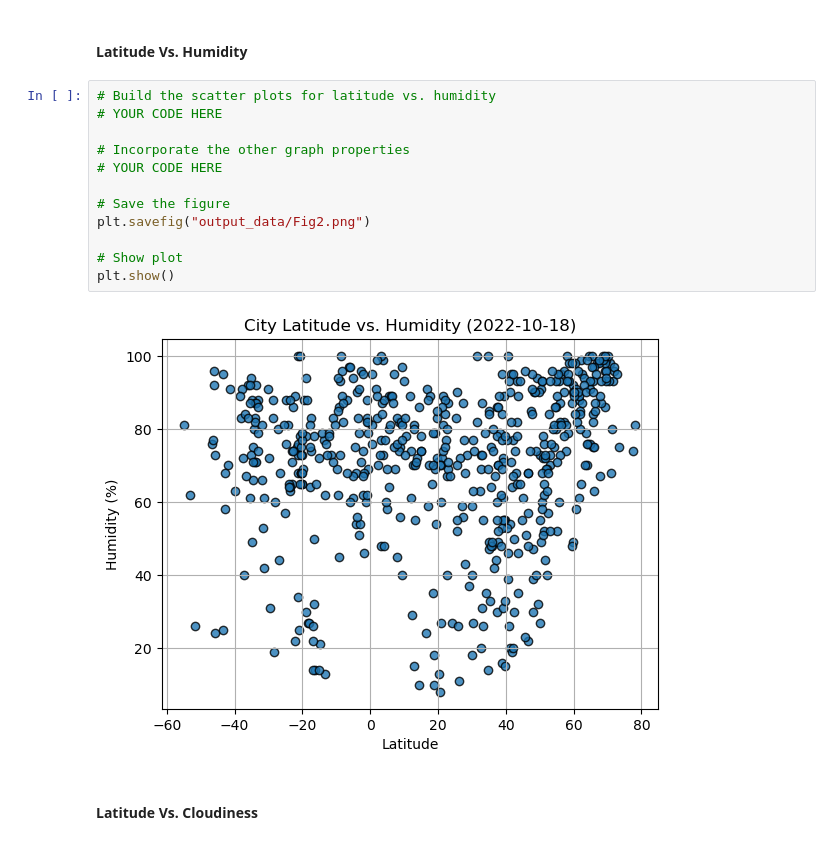
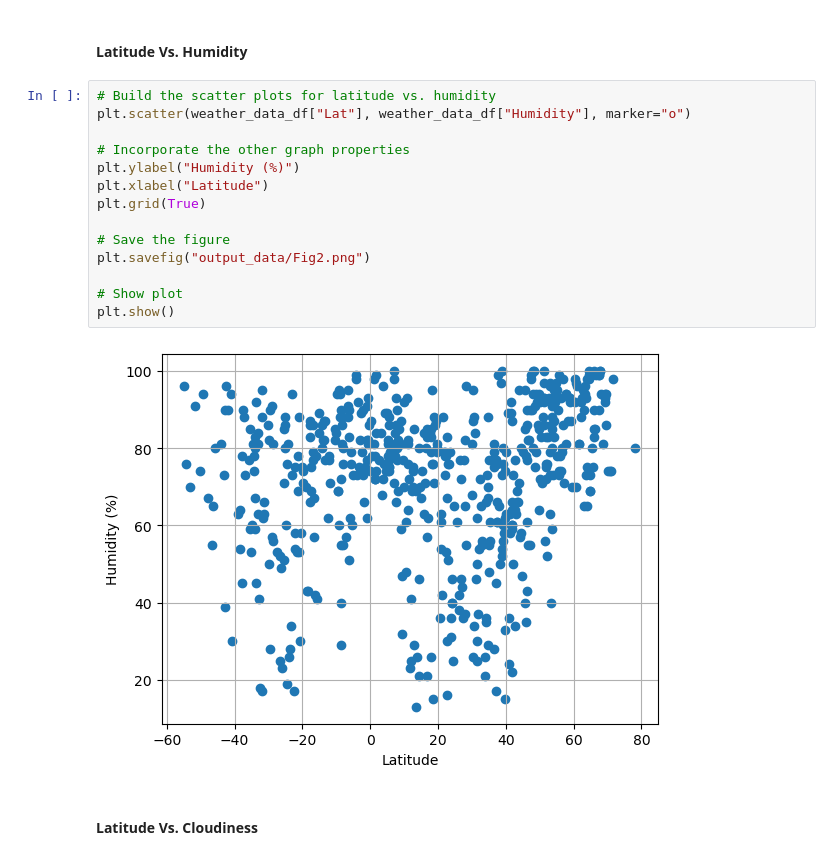
Before and after one commit to MM24J/World-Weather-Analysis, a Jupyter notebook: WeatherPy.ipynb, the cells around one changed output. Saved outputs shown, nothing was run; the diff lists cells and outputs as text.

```diff
--- a/WeatherPy.ipynb
+++ b/WeatherPy.ipynb
@@ -186,18 +189,20 @@ plt.show()
 #### Latitude Vs. Humidity
 # %%
 # Build the scatter plots for latitude vs. humidity
-# YOUR CODE HERE
+plt.scatter(weather_data_df["Lat"], weather_data_df["Humidity"], marker="o")
 
 # Incorporate the other graph properties
-# YOUR CODE HERE
+plt.ylabel("Humidity (%)")
+plt.xlabel("Latitude")
+plt.grid(True)
 
 # Save the figure
 plt.savefig("output_data/Fig2.png")
 
 # Show plot
 plt.show()
 # %% [output]
-[figure, old version]
+[figure, new version]
 # %% [markdown]
 #### Latitude Vs. Cloudiness
 # %%
```
Also changed, not shown: parts of 36 cells of this notebook.
